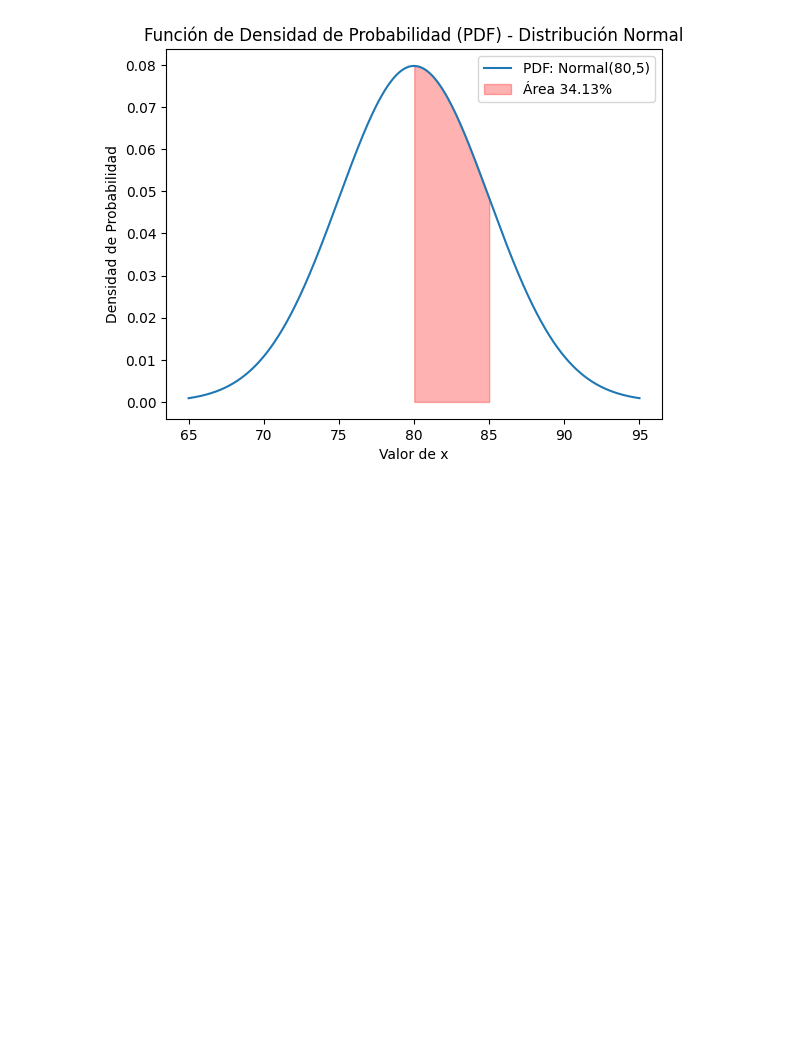
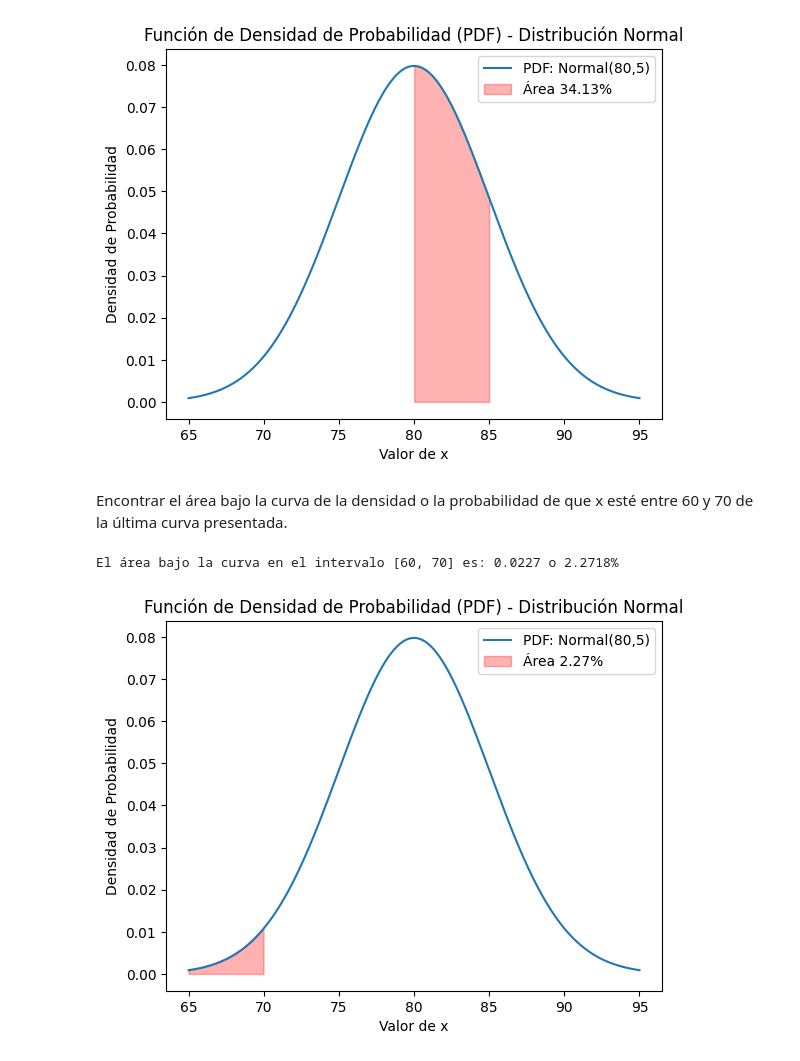
Before and after one commit to rpizarrog/probabilidad-y-estad-stica, a Jupyter notebook: 2024/Caso_16_Probabilidad_de_una_distribución_de_variables_aleatorias_continuas.ipynb, the cells around one changed output. Saved outputs shown, nothing was run; the diff lists cells and outputs as text; code cells hidden in the pictures; blank space fills up the shorter version.

```diff
--- a/2024/Caso_16_Probabilidad_de_una_distribución_de_variables_aleatorias_continuas.ipynb
+++ b/2024/Caso_16_Probabilidad_de_una_distribución_de_variables_aleatorias_continuas.ipynb
@@ -245,3 +245,22 @@ f_visualizar_dens_area_normal(x, media, desviacion_estandar, a, b, probabilidad)
 # %% [output]
 El área bajo la curva en el intervalo [80, 85] es: 0.3413 o 34.1345%
 [figure]
+# %% [markdown]
+Encontrar el área bajo la curva de la densidad o la probabilidad de que x esté entre 60 y 70 de la última curva presentada.
+# %%
+# Límites del intervalo. Volver a generarlos
+a = limite_inferior = 60
+b = limite_superior = 70
+
+# Función de densidad de probabilidad (PDF) de la distribución normal
+pdf = norm.pdf
+
+# Calcular el área bajo la curva en el intervalo [60, 70]
+probabilidad, _ = spi.quad(pdf, limite_inferior, limite_superior, args=(media, desviacion_estandar))
+
+print(f"El área bajo la curva en el intervalo [{a}, {b}] es: {np.round(probabilidad, 4)} o {np.round(probabilidad * 100, 4)}%")
+
+f_visualizar_dens_area_normal(x, media, desviacion_estandar, a, b, probabilidad)
+# %% [output]
+El área bajo la curva en el intervalo [60, 70] es: 0.0227 o 2.2718%
+[figure, added]
```
Also changed, not shown: parts of 1 cell of this notebook.
